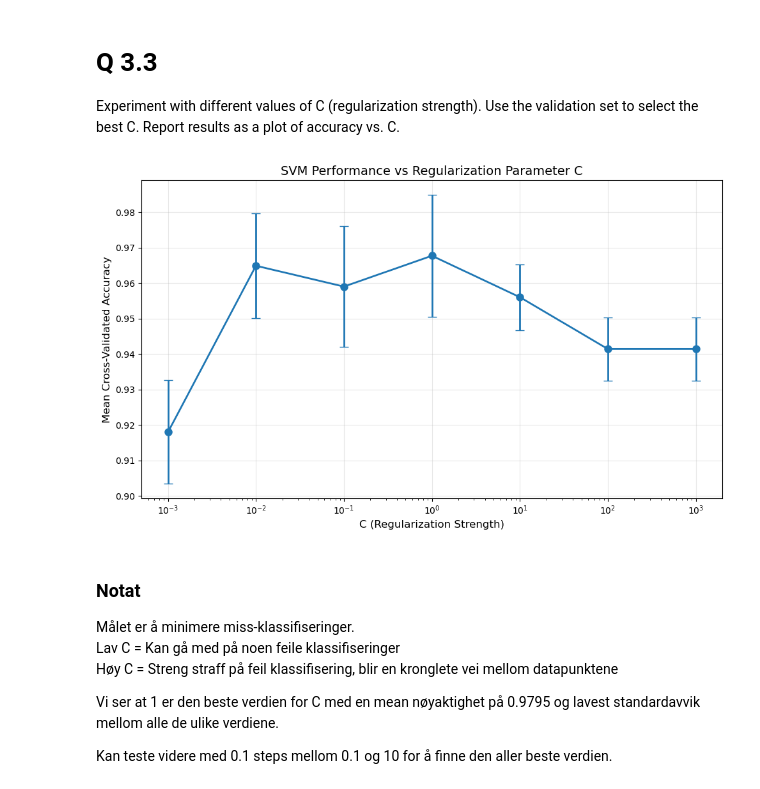
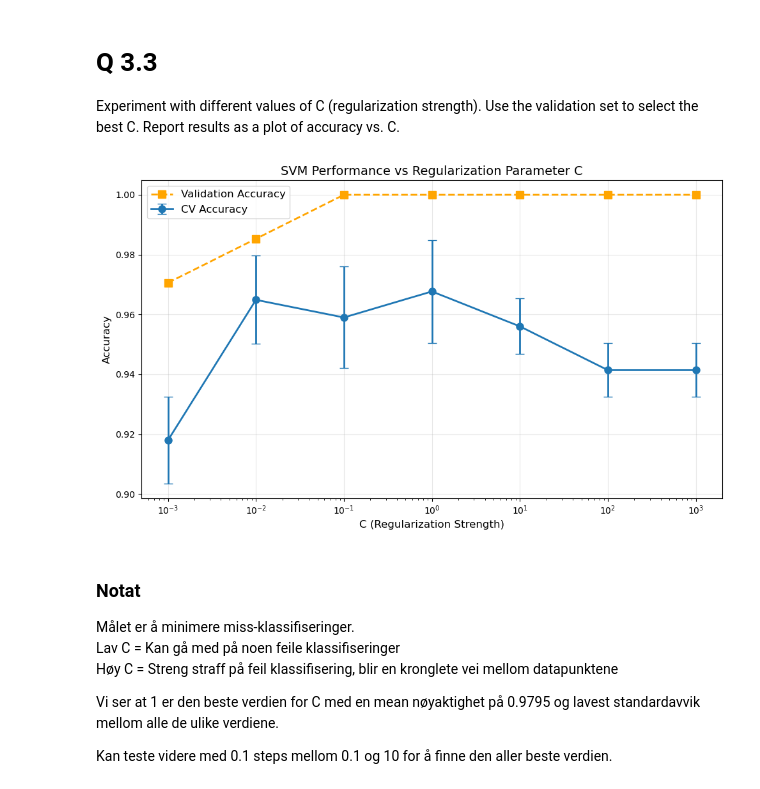
Before and after one commit to jonas-birkeli/machine_learning_2, a Jupyter notebook: main.ipynb, the cells around one changed output. Cells and saved outputs as stored; diff of their text form; code cells hidden in the pictures.

```diff
--- a/main.ipynb
+++ b/main.ipynb
@@ -328,7 +328,7 @@ for i, (train_idx, val_idx) in enumerate(kf.split(X_train, y_train), start=1):
     fpr, tpr, _ = roc_curve(y_val, y_prob)
     roc_auc = auc(fpr, tpr)
 
-    plt.plot(fpr, tpr, label=f"Fold {i} (AUC = {roc_auc:.2f})")
+    plt.plot(fpr, tpr, label=f"Fold {i} (AUC = {roc_auc:.4f})")
 
 
 
@@ -463,36 +460,49 @@ set to select the best C. Report results as a plot of accuracy vs. C.
 # %%
 # 10 scale
 C_values = [0.001, 0.01, 0.1, 1, 10, 100, 1000]
 
 mean_accuracies = []
 std_accuracies = []
+val_accuracies = []
 
 for C in C_values:
     pipeline = Pipeline([
         ('svm', SVC(kernel='linear', C=C, probability=True, random_state=1337))
     ])
 
     # Cross-validated accuracy, gir StratisfiedKFold til cross-val (cv)
     cv_scores = cross_val_score(pipeline, X_train, y_train, cv=kf, scoring='accuracy')
     mean_acc = np.mean(cv_scores)
     std_acc = np.std(cv_scores)
 
     mean_accuracies.append(mean_acc)
     std_accuracies.append(std_acc)
 
+    pipeline.fit(X_train, y_train)
+    val_res = pipeline.predict(X_val)
+
+    val_accuracies.append(accuracy_score(y_val, val_res))
+
 # Plot accuracy vs C
 plt.figure(figsize=(10, 6))
+
+# Cross-validated mean accuracy with error bars
 plt.errorbar(C_values, mean_accuracies, yerr=std_accuracies,
-             marker='o', linestyle='-', linewidth=2, markersize=8, capsize=5)
+             marker='o', linestyle='-', linewidth=2, markersize=8, capsize=5, label='CV Accuracy')
+
+# Validation accuracy
+plt.plot(C_values, val_accuracies, marker='s', linestyle='--', linewidth=2, markersize=8, color='orange', label='Validation Accuracy')
+
 plt.xscale('log')
 plt.xlabel('C (Regularization Strength)', fontsize=12)
-plt.ylabel('Mean Cross-Validated Accuracy', fontsize=12)
+plt.ylabel('Accuracy', fontsize=12)
 plt.title('SVM Performance vs Regularization Parameter C', fontsize=14)
 plt.grid(True, alpha=0.3)
+plt.legend(fontsize=12)
 plt.tight_layout()
 plt.show()
 # %% [output]
-[figure, old version]
+[figure, new version]
 # %% [markdown]
 ### Notat
 
```
Also changed, not shown: parts of 6 cells of this notebook, 1 other file.
